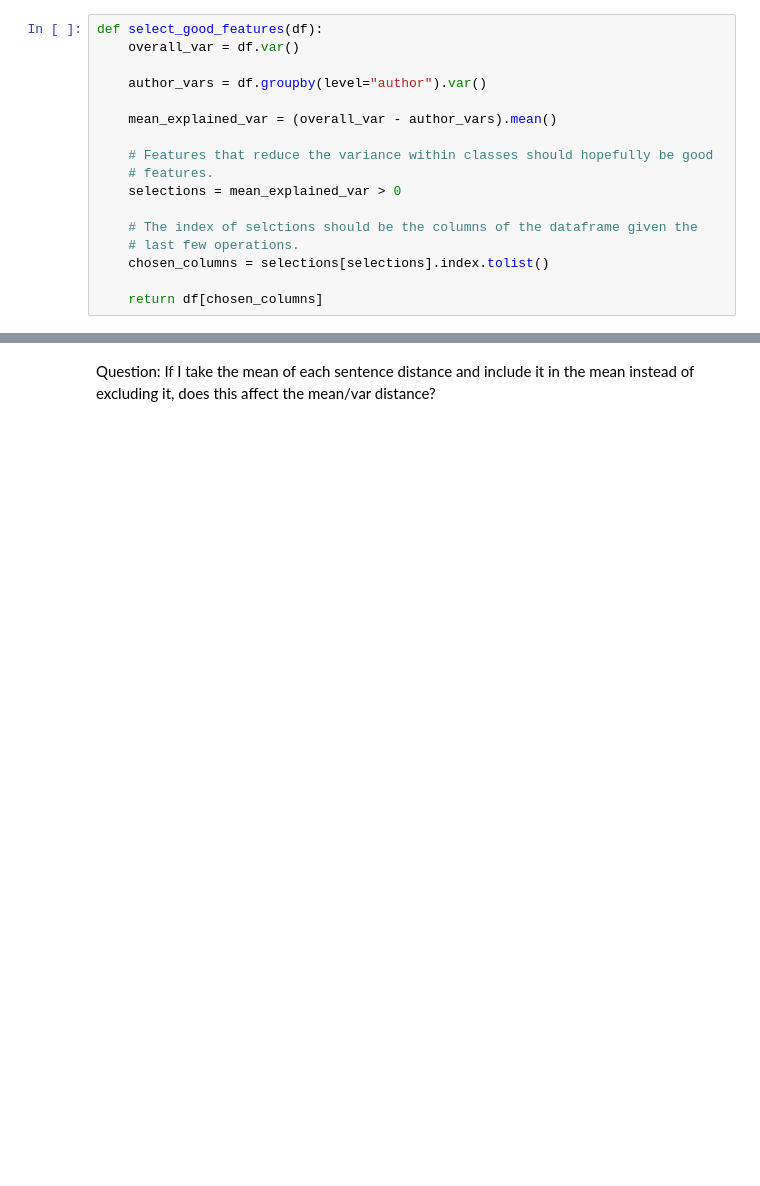
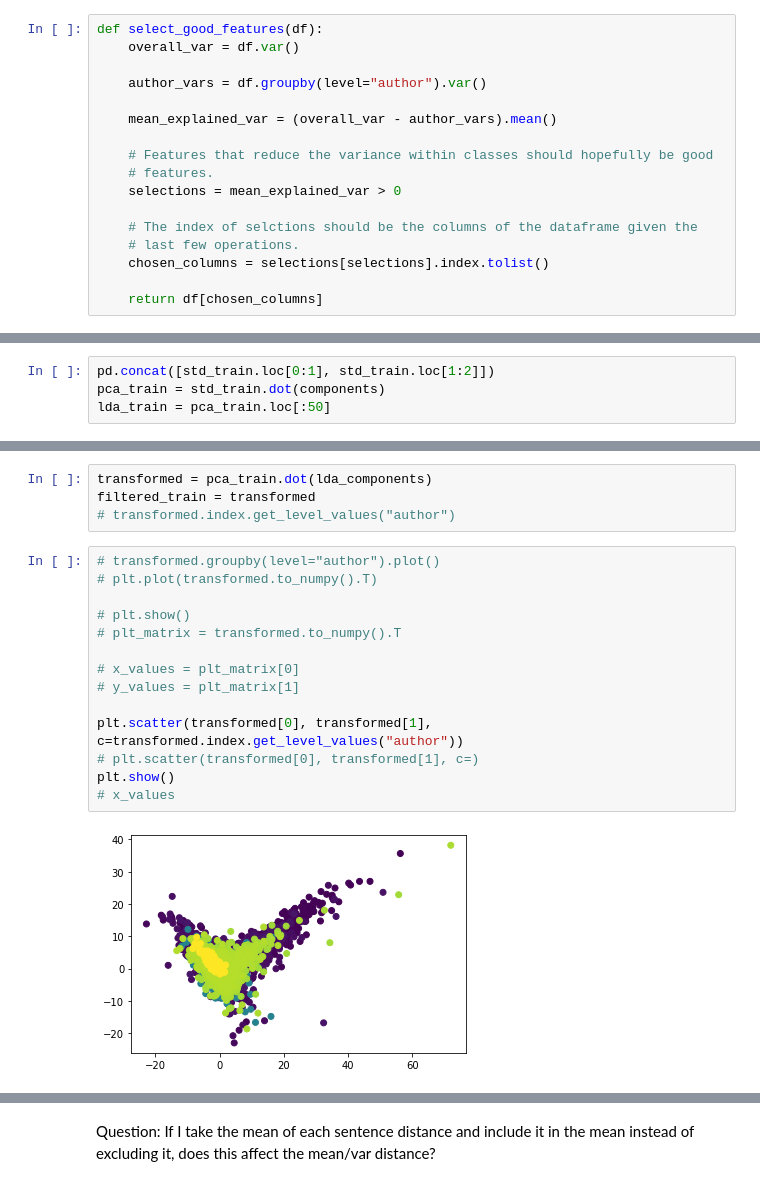
Before and after one commit to EngineeringForever2018/Senior-Project, a Jupyter notebook: notebooks/develop/2021-04-08-gc-custom_thresholds.ipynb, the cells around one changed output, grey strips where cells are left out. Drawn from its saved outputs; the diff is of its cells as text; blank space fills up the shorter version.

```diff
--- a/notebooks/develop/2021-04-08-gc-custom_thresholds.ipynb
+++ b/notebooks/develop/2021-04-08-gc-custom_thresholds.ipynb
@@ -76,0 +101,4 @@ filtered_train
+# %%
+pd.concat([std_train.loc[0:1], std_train.loc[1:2]])
+pca_train = std_train.dot(components)
+lda_train = pca_train.loc[:50]
@@ -77,3 +119,23 @@ filtered_train
+# %%
+transformed = pca_train.dot(lda_components)
+filtered_train = transformed
+# transformed.index.get_level_values("author")
+# %%
+# transformed.groupby(level="author").plot()
+# plt.plot(transformed.to_numpy().T)
+
+# plt.show()
+# plt_matrix = transformed.to_numpy().T
+
+# x_values = plt_matrix[0]
+# y_values = plt_matrix[1]
+
+plt.scatter(transformed[0], transformed[1], c=transformed.index.get_level_values("author"))
+# plt.scatter(transformed[0], transformed[1], c=)
+plt.show()
+# x_values
+# %% [output]
+[figure, added]
 # %%
 authors = filtered_train.index.get_level_values("author")
 author_set = list(set(authors))
```
Also changed, not shown: parts of 12 cells of this notebook, 32 other files.
